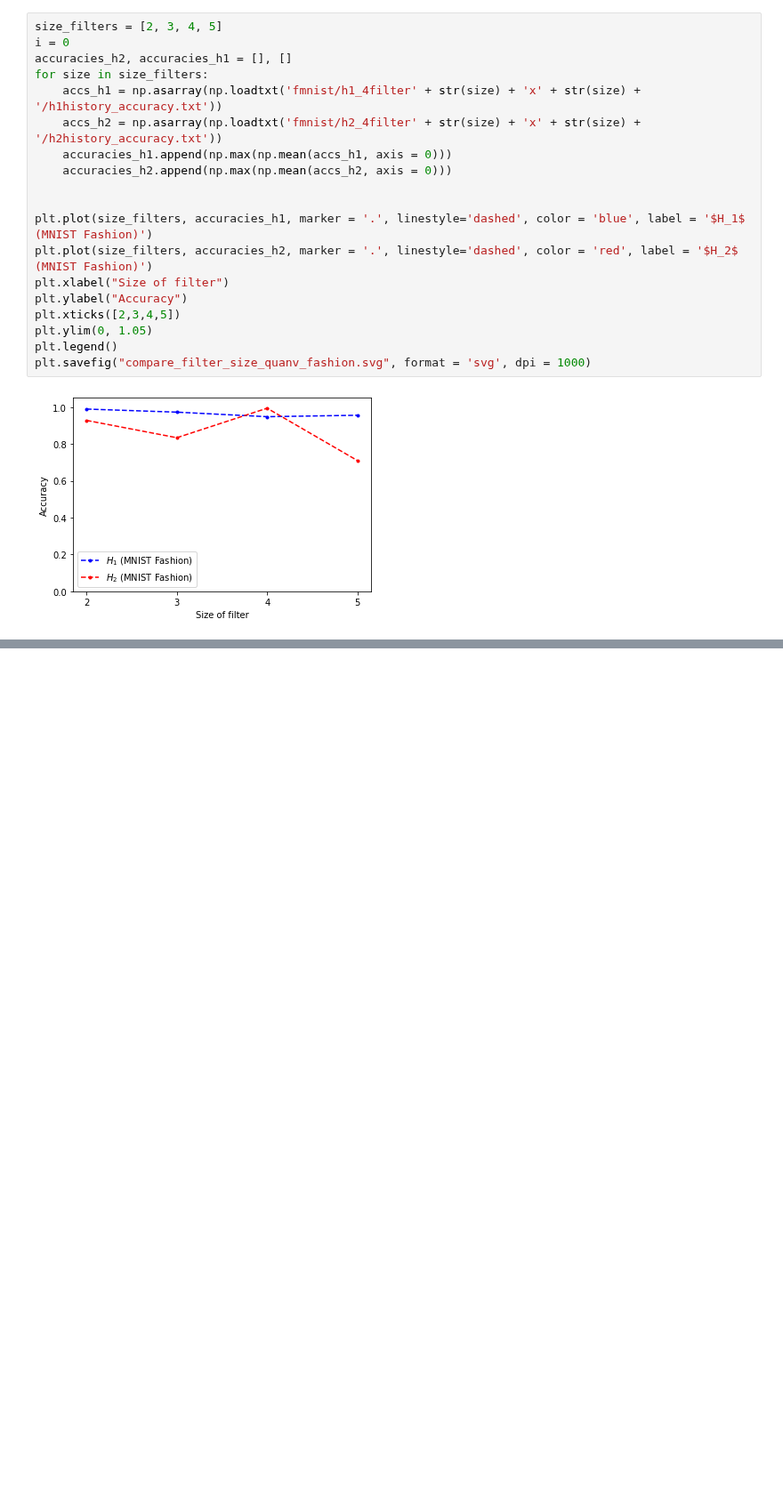
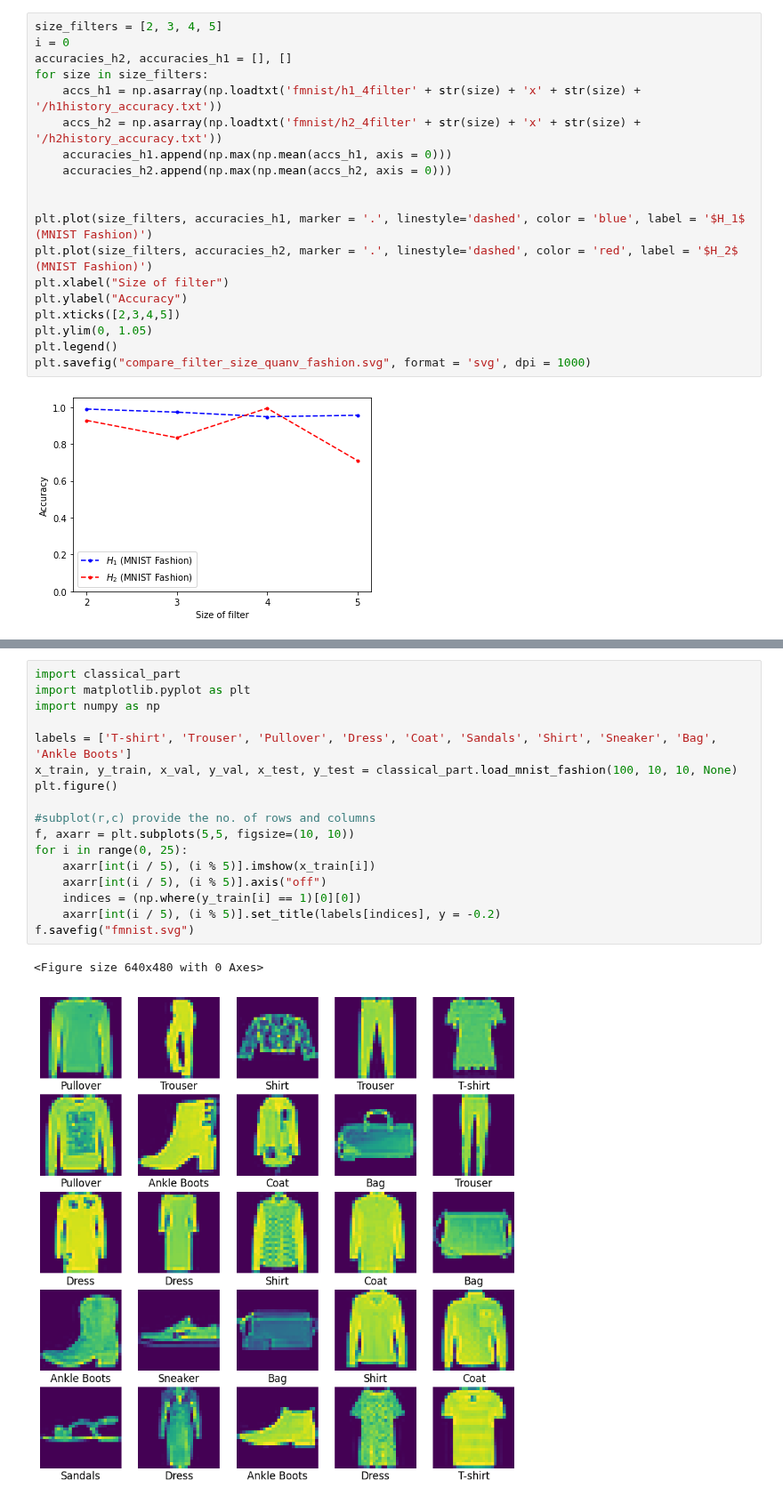
Before and after one commit to vutuanhai237/DynamicQNN, a Jupyter notebook: codes/plt_baseline.ipynb, the cells around one changed output, grey strips where cells are left out. Shown at 89% size. Cells and saved outputs as stored; diff of their text form; blank space fills up the shorter version.

```diff
--- a/codes/plt_baseline.ipynb
+++ b/codes/plt_baseline.ipynb
@@ -334,0 +374,20 @@ array([0.9278, 0.8337, 0.994 , 0.7099])
+# %%
+import classical_part
+import matplotlib.pyplot as plt
+import numpy as np
+
+labels = ['T-shirt', 'Trouser', 'Pullover', 'Dress', 'Coat', 'Sandals', 'Shirt', 'Sneaker', 'Bag', 'Ankle Boots']
+x_train, y_train, x_val, y_val, x_test, y_test = classical_part.load_mnist_fashion(100, 10, 10, None)
+plt.figure()
+
+#subplot(r,c) provide the no. of rows and columns
+f, axarr = plt.subplots(5,5, figsize=(10, 10))
+for i in range(0, 25):
+    axarr[int(i / 5), (i % 5)].imshow(x_train[i])
+    axarr[int(i / 5), (i % 5)].axis("off")
+    indices = (np.where(y_train[i] == 1)[0][0])
+    axarr[int(i / 5), (i % 5)].set_title(labels[indices], y = -0.2)
+f.savefig("fmnist.svg")
+# %% [output]
+<Figure size 640x480 with 0 Axes>
+[figure, added]
```
Also changed, not shown: parts of 6 cells of this notebook, 42 other files.
